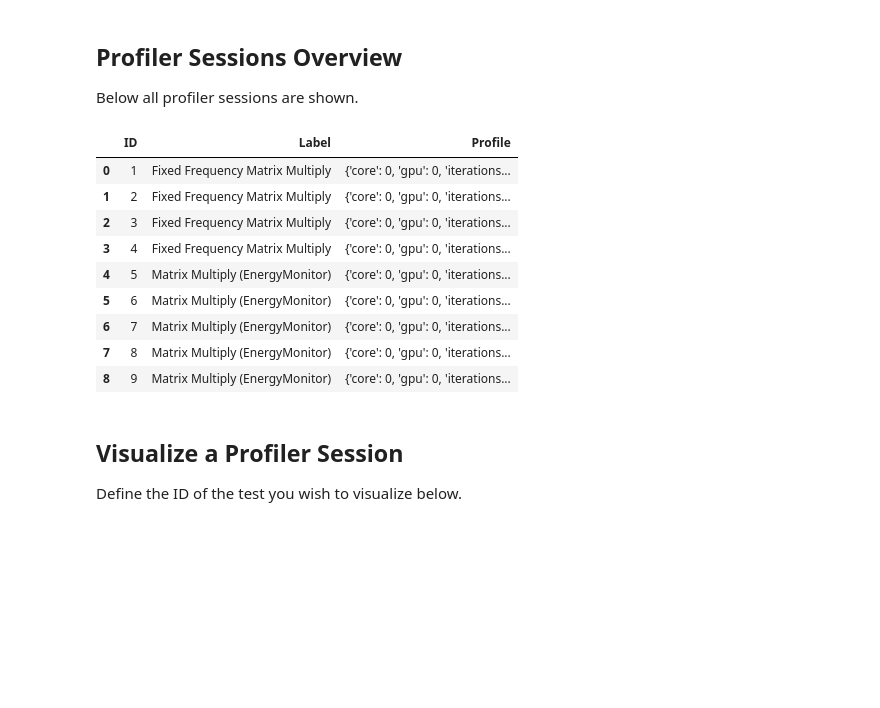
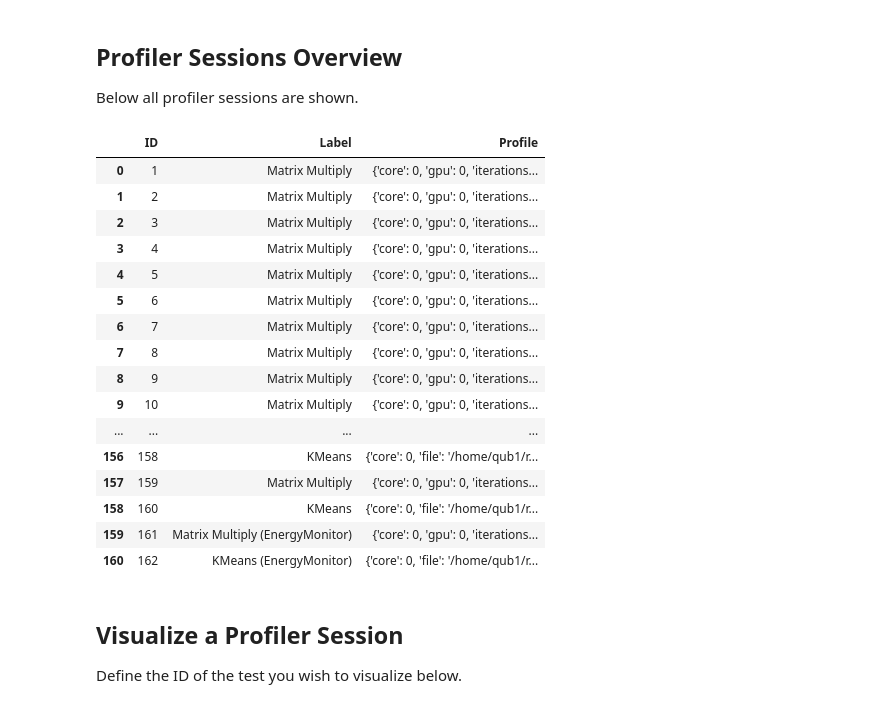
Before and after one commit to NB4444/BachelorProjectEnergyManager, a Jupyter notebook: Visualizer/Source/ProfilerSessionVisualizer.ipynb, the cells around one changed output. Drawn from its saved outputs; the diff is of its cells as text; code cells hidden in the pictures; blank space fills up the shorter version.

```diff
--- a/Visualizer/Source/ProfilerSessionVisualizer.ipynb
+++ b/Visualizer/Source/ProfilerSessionVisualizer.ipynb
@@ -22,7 +22,7 @@ source_directory = pathlib.Path().parent.absolute()
 project_directory = f"{source_directory}/.."
 #database = f"{project_directory}/../Resources/Data/MatrixMultiply.sqlite"
 #database = f"{project_directory}/../Resources/Data/KMeans.sqlite"
-database = f"{project_directory}/../Resources/Data/Database.sqlite"
+database = f"{project_directory}/../Resources/Data/NewDatabase.sqlite"
 # %% [markdown]
 ## Profiler Sessions Overview
 
@@ -30,20 +30,29 @@ Below all profiler sessions are shown.
 # %%
 # Load all profiler sessions
 complete_data_set = DataSet(ProfilerSession.load_all(database))
 
 # Visualize the profiler session data
-complete_data_set.table_plot.plot()
+overview_plot = complete_data_set.table_plot
+overview_plot.maximum_rows = 1000
+overview_plot.plot()
 # %% [output]
 |  | ID | Label | Profile |
-| 0 | 1 | Fixed Frequency Matrix Multiply | {'core': 0, 'gpu': 0, 'iterations... |
-| 1 | 2 | Fixed Frequency Matrix Multiply | {'core': 0, 'gpu': 0, 'iterations... |
-| 2 | 3 | Fixed Frequency Matrix Multiply | {'core': 0, 'gpu': 0, 'iterations... |
-| 3 | 4 | Fixed Frequency Matrix Multiply | {'core': 0, 'gpu': 0, 'iterations... |
-| 4 | 5 | Matrix Multiply (EnergyMonitor) | {'core': 0, 'gpu': 0, 'iterations... |
-| 5 | 6 | Matrix Multiply (EnergyMonitor) | {'core': 0, 'gpu': 0, 'iterations... |
-| 6 | 7 | Matrix Multiply (EnergyMonitor) | {'core': 0, 'gpu': 0, 'iterations... |
-| 7 | 8 | Matrix Multiply (EnergyMonitor) | {'core': 0, 'gpu': 0, 'iterations... |
-| 8 | 9 | Matrix Multiply (EnergyMonitor) | {'core': 0, 'gpu': 0, 'iterations... |
+| 0 | 1 | Matrix Multiply | {'core': 0, 'gpu': 0, 'iterations... |
+| 1 | 2 | Matrix Multiply | {'core': 0, 'gpu': 0, 'iterations... |
+| 2 | 3 | Matrix Multiply | {'core': 0, 'gpu': 0, 'iterations... |
+| 3 | 4 | Matrix Multiply | {'core': 0, 'gpu': 0, 'iterations... |
+| 4 | 5 | Matrix Multiply | {'core': 0, 'gpu': 0, 'iterations... |
+| 5 | 6 | Matrix Multiply | {'core': 0, 'gpu': 0, 'iterations... |
+| 6 | 7 | Matrix Multiply | {'core': 0, 'gpu': 0, 'iterations... |
+| 7 | 8 | Matrix Multiply | {'core': 0, 'gpu': 0, 'iterations... |
+| 8 | 9 | Matrix Multiply | {'core': 0, 'gpu': 0, 'iterations... |
+| 9 | 10 | Matrix Multiply | {'core': 0, 'gpu': 0, 'iterations... |
+| ... | ... | ... | ... |
+| 156 | 158 | KMeans | {'core': 0, 'file': '/home/qub1/r... |
+| 157 | 159 | Matrix Multiply | {'core': 0, 'gpu': 0, 'iterations... |
+| 158 | 160 | KMeans | {'core': 0, 'file': '/home/qub1/r... |
+| 159 | 161 | Matrix Multiply (EnergyMonitor) | {'core': 0, 'gpu': 0, 'iterations... |
+| 160 | 162 | KMeans (EnergyMonitor) | {'core': 0, 'file': '/home/qub1/r... |
 # %% [markdown]
 ## Visualize a Profiler Session
 
```
Also changed, not shown: parts of 3 cells of this notebook, 12 other files.
